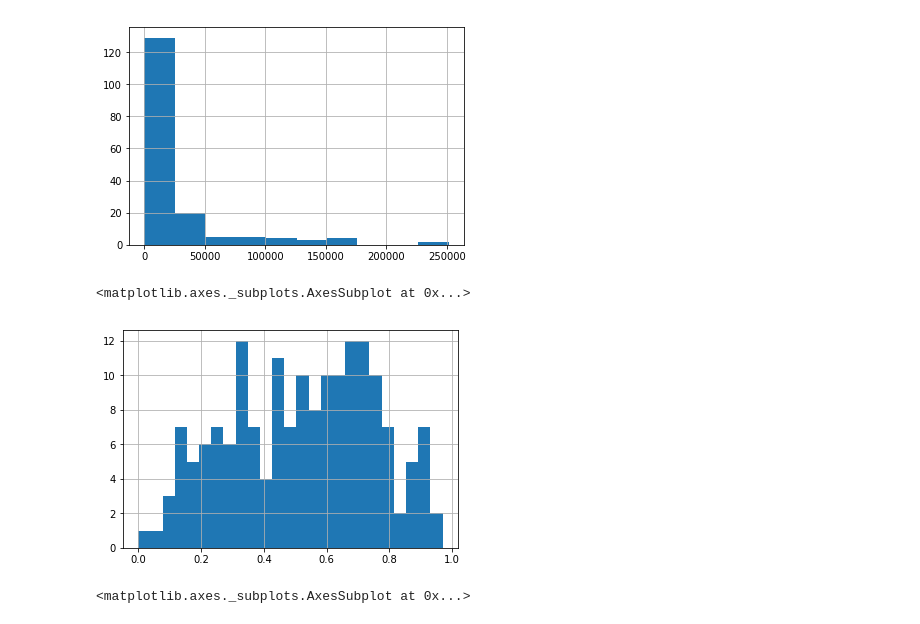
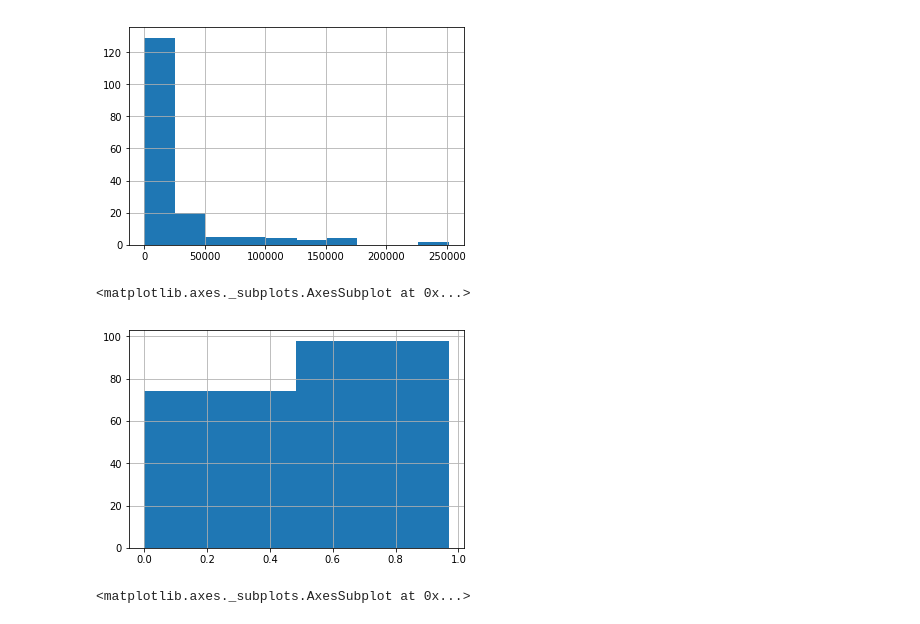
Before and after one commit to ipshitaRB/Visualize-Earnings-Based-On-College-Majors, a Jupyter notebook: Visualize_earnings_based_on_college_majors.ipynb, the cells around one changed output. Cells and saved outputs as stored; diff of their text form; code cells hidden in the pictures.

```diff
--- a/Visualize_earnings_based_on_college_majors.ipynb
+++ b/Visualize_earnings_based_on_college_majors.ipynb
@@ -202,10 +202,10 @@ recent_grads["Full_time"].hist(bins = 10)
 <matplotlib.axes._subplots.AxesSubplot at 0x...>
 [figure]
 # %%
-recent_grads['ShareWomen'].hist(bins = 25)
+recent_grads['ShareWomen'].hist(bins = 2)
 # %% [output]
 <matplotlib.axes._subplots.AxesSubplot at 0x...>
-[figure, old version]
+[figure, new version]
 # %%
 recent_grads['Unemployment_rate'].hist(bins = 30)
 # %% [output]
```
Also changed, not shown: parts of 3 cells of this notebook.
